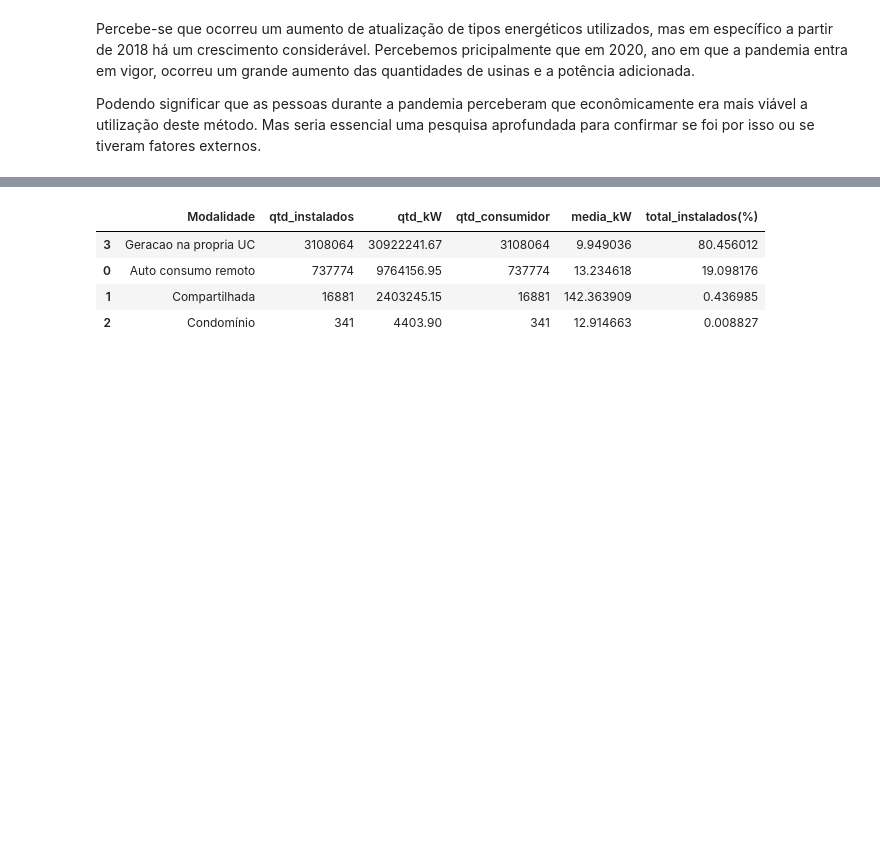
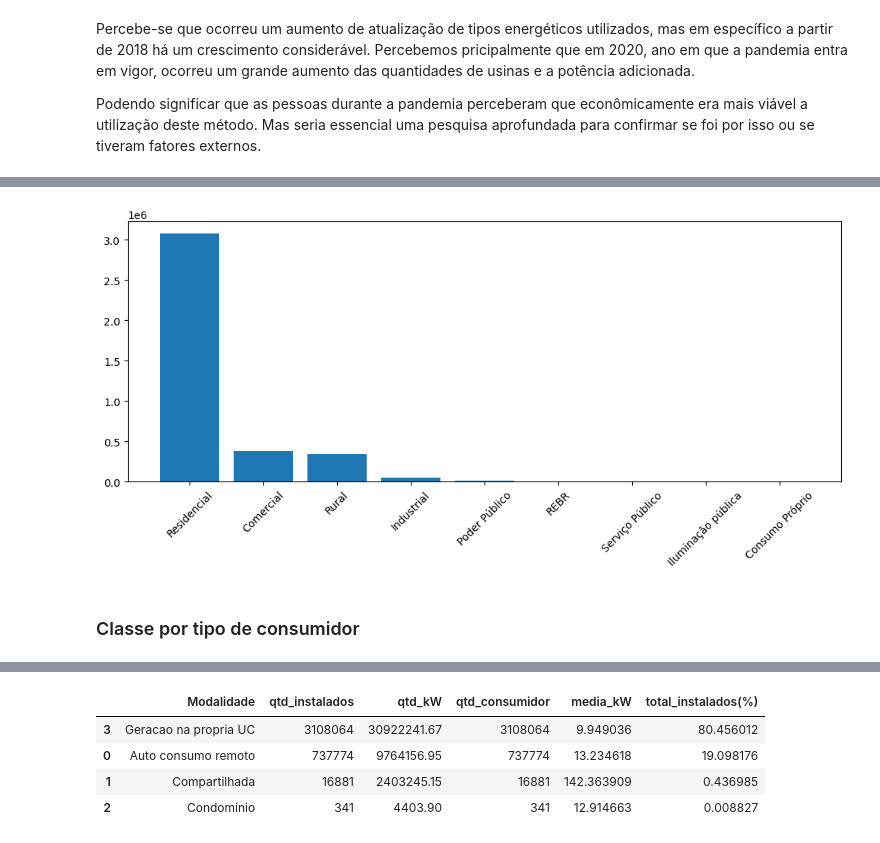
Before and after one commit to lannacassio/Fontes-Renovaveis-Aneel, a Jupyter notebook: Arquivo_Python/analise_aneel.ipynb, the cells around one changed output, grey strips where cells are left out. Drawn from its saved outputs; the diff is of its cells as text; code cells hidden in the pictures; blank space fills up the shorter version.

```diff
--- a/Arquivo_Python/analise_aneel.ipynb
+++ b/Arquivo_Python/analise_aneel.ipynb
@@ -779,0 +831,9 @@ fig.show()
+# %%
+analise = dados.groupby('Classe_consumidor').agg(
+    qtd_consumidor = ('Classe_consumidor', 'count'),
+    kW = ('kW_instalados', 'sum'),
+    qtd_unidades = ('Unidades_Consumidoras', 'sum')
+).reset_index().sort_values('qtd_unidades', ascending=False)
+
+analise['Consumidores(%)'] = (analise['qtd_consumidor'] / analise['qtd_consumidor'].sum()) *100
+analise
@@ -779,0 +851,11 @@ fig.show()
+# %%
+plt.figure(figsize=(10,5))
+
+plt.bar(analise['Classe_consumidor'], analise['qtd_consumidor'])
+plt.xticks(rotation=45)
+plt.tight_layout()
+plt.show()
+# %% [output]
+[figure, added]
+# %% [markdown]
+### Classe por tipo de consumidor
```
Also changed, not shown: parts of 29 cells of this notebook.
